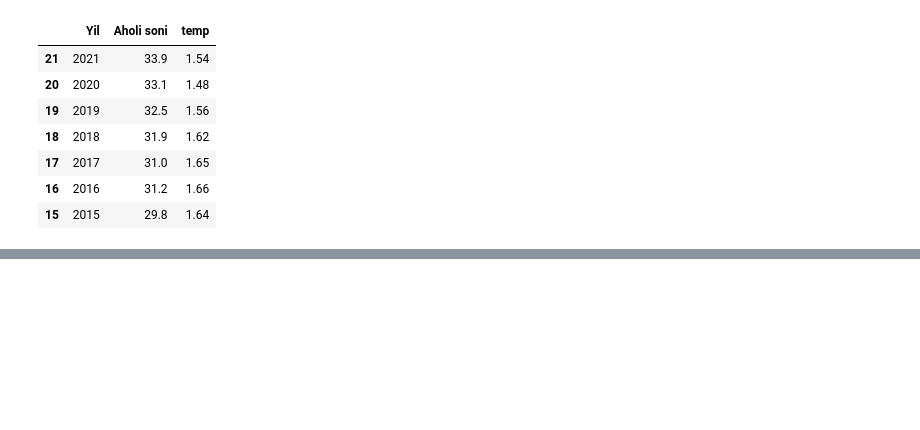
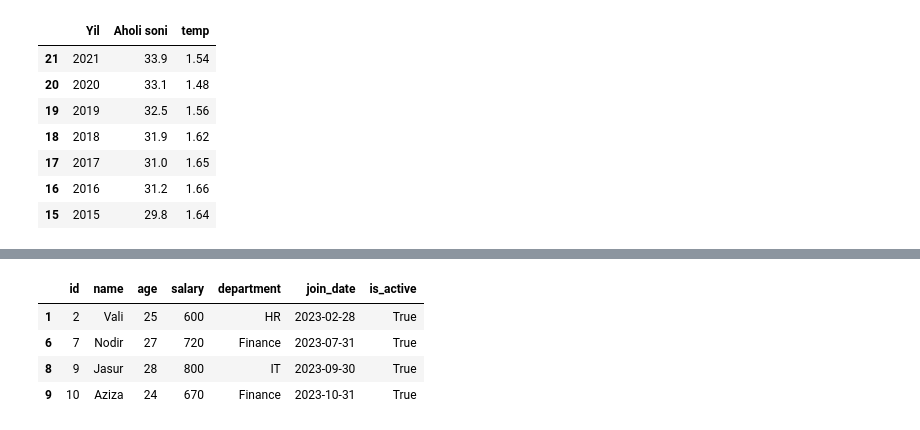
Before and after one commit to farxod0518/data_science_and_AI_learning, a Jupyter notebook: pandas/pandas_dataframe.ipynb, the cells around one changed output, grey strips where cells are left out. Saved outputs shown, nothing was run; the diff lists cells and outputs as text; code cells hidden in the pictures; blank space fills up the shorter version.

```diff
--- a/pandas/pandas_dataframe.ipynb
+++ b/pandas/pandas_dataframe.ipynb
@@ -539,0 +669,8 @@ df1
+# %%
+df5[df5['salary']>590] # bu yerda salaryni tekshirib shart operatori yordamida malum qiymatlarni ajratib oldi.
+# %% [output]
+|  | id | name | age | salary | department | join_date | is_active |
+| 1 | 2 | Vali | 25 | 600 | HR | 2023-02-28 | True |
+| 6 | 7 | Nodir | 27 | 720 | Finance | 2023-07-31 | True |
+| 8 | 9 | Jasur | 28 | 800 | IT | 2023-09-30 | True |
+| 9 | 10 | Aziza | 24 | 670 | Finance | 2023-10-31 | True |
```
Also changed, not shown: parts of 24 cells of this notebook.
